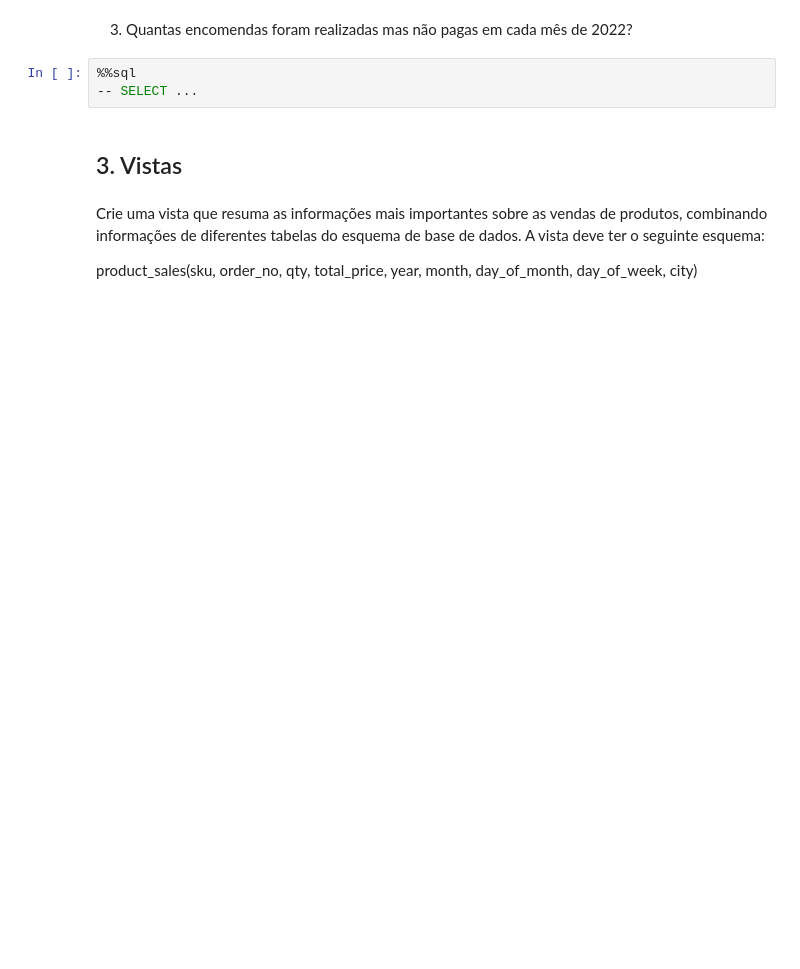
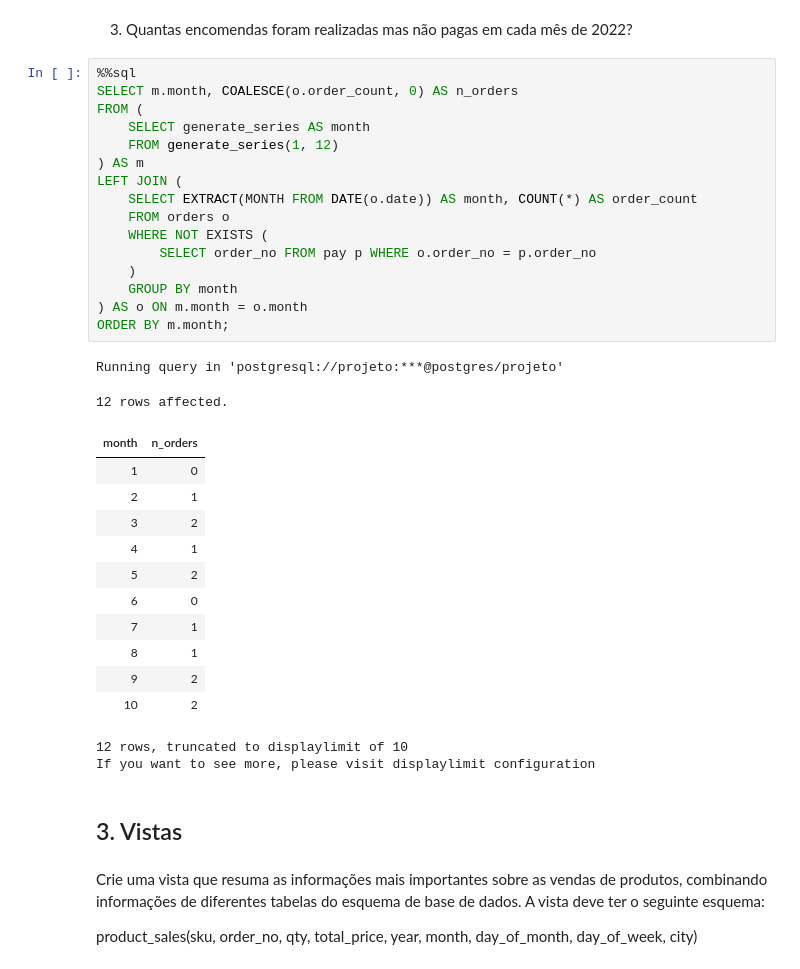
Before and after one commit to pedroasgomes/projetoBD, a Jupyter notebook: app/E3-report.ipynb, the cells around one changed output. Cells and saved outputs as stored; diff of their text form; blank space fills up the shorter version.

```diff
--- a/app/E3-report.ipynb
+++ b/app/E3-report.ipynb
@@ -422,7 +513,36 @@ Apresente a consulta SQL mais sucinta para cada uma das seguintes questões
 3. Quantas encomendas foram realizadas mas não pagas em cada mês de 2022?
 # %%
 %%sql
--- SELECT ...
+SELECT m.month, COALESCE(o.order_count, 0) AS n_orders
+FROM (
+    SELECT generate_series AS month
+    FROM generate_series(1, 12)
+) AS m
+LEFT JOIN (
+    SELECT EXTRACT(MONTH FROM DATE(o.date)) AS month, COUNT(*) AS order_count
+    FROM orders o
+    WHERE NOT EXISTS (
+        SELECT order_no FROM pay p WHERE o.order_no = p.order_no
+    )
+    GROUP BY month
+) AS o ON m.month = o.month
+ORDER BY m.month;
+# %% [output]
+Running query in 'postgresql://projeto:***@postgres/projeto'
+12 rows affected.
+| month | n_orders |
+| 1 | 0 |
+| 2 | 1 |
+| 3 | 2 |
+| 4 | 1 |
+| 5 | 2 |
+| 6 | 0 |
+| 7 | 1 |
+| 8 | 1 |
+| 9 | 2 |
+| 10 | 2 |
+12 rows, truncated to displaylimit of 10
+If you want to see more, please visit displaylimit configuration
 # %% [markdown]
 ## 3. Vistas
 # %% [markdown]
```
Also changed, not shown: parts of 9 cells of this notebook.
